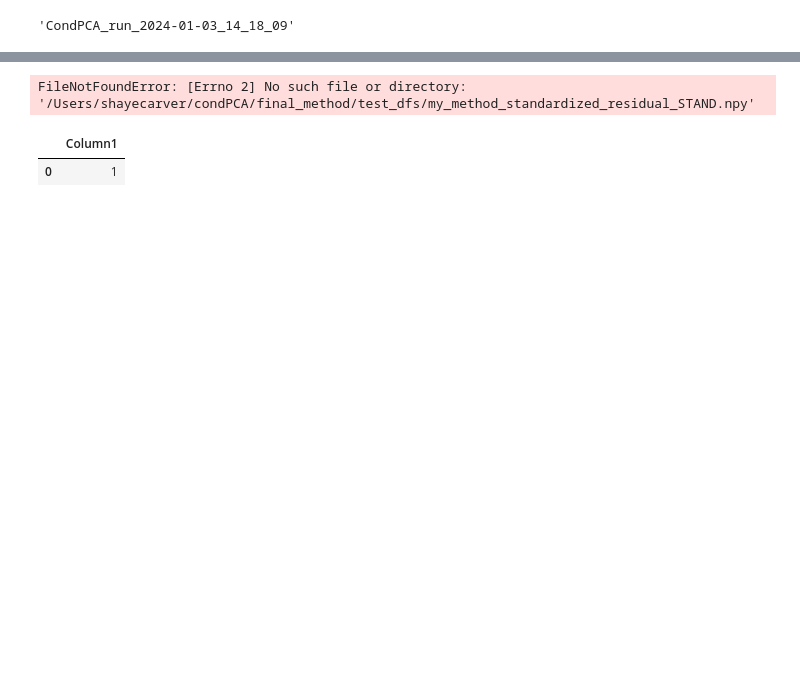
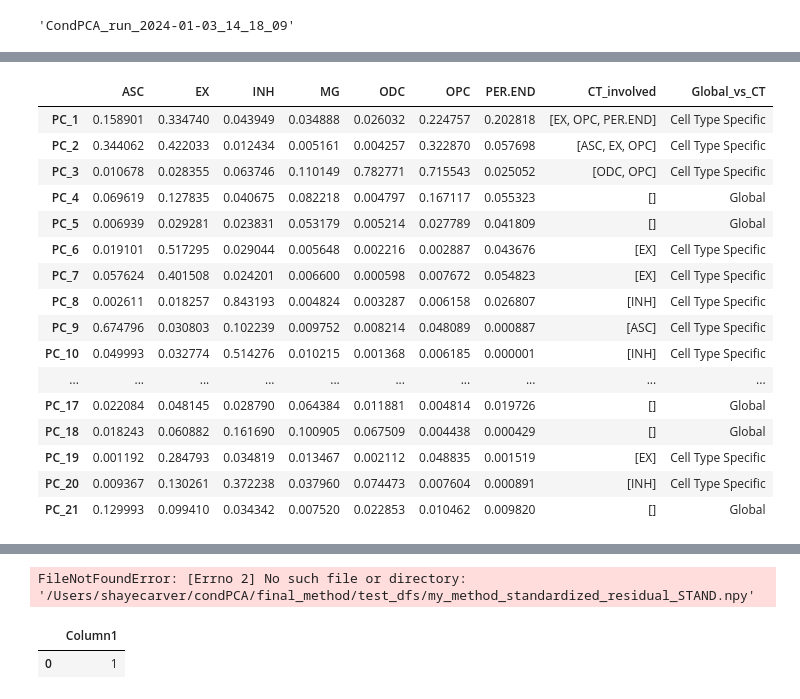
Before and after one commit to carversh/condPCA, a Jupyter notebook: final_method/condPCA.ipynb, the cells around one changed output, grey strips where cells are left out. Drawn from its saved outputs; the diff is of its cells as text; code cells hidden in the pictures; blank space fills up the shorter version.

```diff
--- a/final_method/condPCA.ipynb
+++ b/final_method/condPCA.ipynb
@@ -406,6 +406,28 @@ class condPCA(object):
         plt.savefig(f'{self.directory_path}/headmap_squared_correlations_betw_{PCA_type.replace(" ", "")}_and_IterPCA.png')
         plt.close()
 
+    def _label_Global_CellType_States(self, df_squared_correlations):
+        # Goal: add CT_involved column, which tells you which cell types are involved in a state and Global_vs_CT column, which tells you if the state global or cell type specific
+        # obtain boolean of where squared correlation is greater than cutoff
+        greater_than_cutoff = df_squared_correlations > self.global_ct_cutoff
+        # sum across rows to see if any entries are greater than cutoff or all are less than cutoff
+        sum_rows_greater_than_cutoff = greater_than_cutoff.sum(axis=1)
+        # if all or no entries are greater than cutoff or all entries are less than cutoff, then global, otherwise cell type specific
+        sum_rows_greater_than_cutoff = np.where((sum_rows_greater_than_cutoff == 0) | (sum_rows_greater_than_cutoff == greater_than_cutoff.shape[1]), "Global", "Cell Type Specific")
+
+
+        # Function to find columns with True values in each row
+        def true_columns(row):
+            return greater_than_cutoff.columns[row].tolist()
+
+        # Apply the function to each row
+        greater_than_cutoff['True_Columns'] = greater_than_cutoff.apply(lambda row: true_columns(row), axis=1)
+
+        output = pd.DataFrame({"CT_involved": greater_than_cutoff['True_Columns']})
+        output['Global_vs_CT'] = sum_rows_greater_than_cutoff
+        output = pd.concat([df_squared_correlations, output], axis=1)
+        return output
+
     def ID_Global_CellType_States(self):
         if not self.BIC:
             raise ValueError("Must set BIC=True to to perform ID_Global_CellType_States().")
@@ -422,17 +444,20 @@ class condPCA(object):
                 # Compute Gene Loadings matrix based on BIC cutoff
                 standard_gene_loadings_sub_BIC = self._sub_dataframe_BIC(self.StandardPCA_gene_loadings, self.StandardPCA_BIC_cutoff)
                 # compute the squared correlation between the gene loadings for standard PCA and the gene loadings for each cell type
-                self.StandardPCA_IterPCA_squared_correlations = self._compute_squared_correlation(standard_gene_loadings_sub_BIC, iter_gene_loadings_sub_BIC).apply(pd.to_numeric, errors='coerce')
+                StandardPCA_IterPCA_squared_correlations = self._compute_squared_correlation(standard_gene_loadings_sub_BIC, iter_gene_loadings_sub_BIC).apply(pd.to_numeric, errors='coerce')
                 if self.save_image_outputs:
-                    self._plot_heatmap_global_ct_specific(self.StandardPCA_IterPCA_squared_correlations, "Standard PCA")
+                    self._plot_heatmap_global_ct_specific(StandardPCA_IterPCA_squared_correlations, "Standard PCA")
+                # add columns labeling the states as ct specific or global
+                self.StandardPCA_IterPCA_squared_correlations = self._label_Global_CellType_States(StandardPCA_IterPCA_squared_correlations)
             if hasattr(self, 'CondPCA_gene_loadings'):
                 print("Identifying global versus cell type specific states on CondPCA.")
                 # Compute Gene Loadings matrix based on BIC cutoff
                 cond_gene_loadings_sub_BIC = self._sub_dataframe_BIC(self.CondPCA_gene_loadings, self.CondPCA_BIC_cutoff)
                 # compute the squared correlation between the gene loadings for standard PCA and the gene loadings for each cell type
-                self.CondPCA_IterPCA_squared_correlations = self._compute_squared_correlation(cond_gene_loadings_sub_BIC, iter_gene_loadings_sub_BIC).apply(pd.to_numeric, errors='coerce')
+                CondPCA_IterPCA_squared_correlations = self._compute_squared_correlation(cond_gene_loadings_sub_BIC, iter_gene_loadings_sub_BIC).apply(pd.to_numeric, errors='coerce')
                 if self.save_image_outputs:
-                    self._plot_heatmap_global_ct_specific(self.CondPCA_IterPCA_squared_correlations, "CondPCA")
+                    self._plot_heatmap_global_ct_specific(CondPCA_IterPCA_squared_correlations, "CondPCA")
+                self.CondPCA_IterPCA_squared_correlations = self._label_Global_CellType_States(CondPCA_IterPCA_squared_correlations)
             if not hasattr(self, 'StandardPCA_gene_loadings') and not hasattr(self, 'CondPCA_gene_loadings'):
                 raise ValueError("Must first perform Standard and/or Conditional PCA and Iterative PCA to do this analysis.")
 
@@ -440,6 +465,8 @@ class condPCA(object):
 
 
 
+
+
     # perform GO enrichment on a vector of genes with weights
     # perform GO enrichment on a vector of genes with weights
 # %%
@@ -459,0 +502,20 @@ Identifying global versus cell type specific states on CondPCA.
+# %%
+test.StandardPCA_IterPCA_squared_correlations
+# %% [output]
+|  | ASC | EX | INH | MG | ODC | OPC | PER.END | CT_involved | Global_vs_CT |
+| PC_1 | 0.158901 | 0.334740 | 0.043949 | 0.034888 | 0.026032 | 0.224757 | 0.202818 | [EX, OPC, PER.END] | Cell Type Specific |
+| PC_2 | 0.344062 | 0.422033 | 0.012434 | 0.005161 | 0.004257 | 0.322870 | 0.057698 | [ASC, EX, OPC] | Cell Type Specific |
+| PC_3 | 0.010678 | 0.028355 | 0.063746 | 0.110149 | 0.782771 | 0.715543 | 0.025052 | [ODC, OPC] | Cell Type Specific |
+| PC_4 | 0.069619 | 0.127835 | 0.040675 | 0.082218 | 0.004797 | 0.167117 | 0.055323 | [] | Global |
+| PC_5 | 0.006939 | 0.029281 | 0.023831 | 0.053179 | 0.005214 | 0.027789 | 0.041809 | [] | Global |
+| PC_6 | 0.019101 | 0.517295 | 0.029044 | 0.005648 | 0.002216 | 0.002887 | 0.043676 | [EX] | Cell Type Specific |
+| PC_7 | 0.057624 | 0.401508 | 0.024201 | 0.006600 | 0.000598 | 0.007672 | 0.054823 | [EX] | Cell Type Specific |
+| PC_8 | 0.002611 | 0.018257 | 0.843193 | 0.004824 | 0.003287 | 0.006158 | 0.026807 | [INH] | Cell Type Specific |
+| PC_9 | 0.674796 | 0.030803 | 0.102239 | 0.009752 | 0.008214 | 0.048089 | 0.000887 | [ASC] | Cell Type Specific |
+| PC_10 | 0.049993 | 0.032774 | 0.514276 | 0.010215 | 0.001368 | 0.006185 | 0.000001 | [INH] | Cell Type Specific |
+| ... | ... | ... | ... | ... | ... | ... | ... | ... | ... |
+| PC_17 | 0.022084 | 0.048145 | 0.028790 | 0.064384 | 0.011881 | 0.004814 | 0.019726 | [] | Global |
+| PC_18 | 0.018243 | 0.060882 | 0.161690 | 0.100905 | 0.067509 | 0.004438 | 0.000429 | [] | Global |
+| PC_19 | 0.001192 | 0.284793 | 0.034819 | 0.013467 | 0.002112 | 0.048835 | 0.001519 | [EX] | Cell Type Specific |
+| PC_20 | 0.009367 | 0.130261 | 0.372238 | 0.037960 | 0.074473 | 0.007604 | 0.000891 | [INH] | Cell Type Specific |
+| PC_21 | 0.129993 | 0.099410 | 0.034342 | 0.007520 | 0.022853 | 0.010462 | 0.009820 | [] | Global |
```
Also changed, not shown: parts of 3 cells of this notebook.
